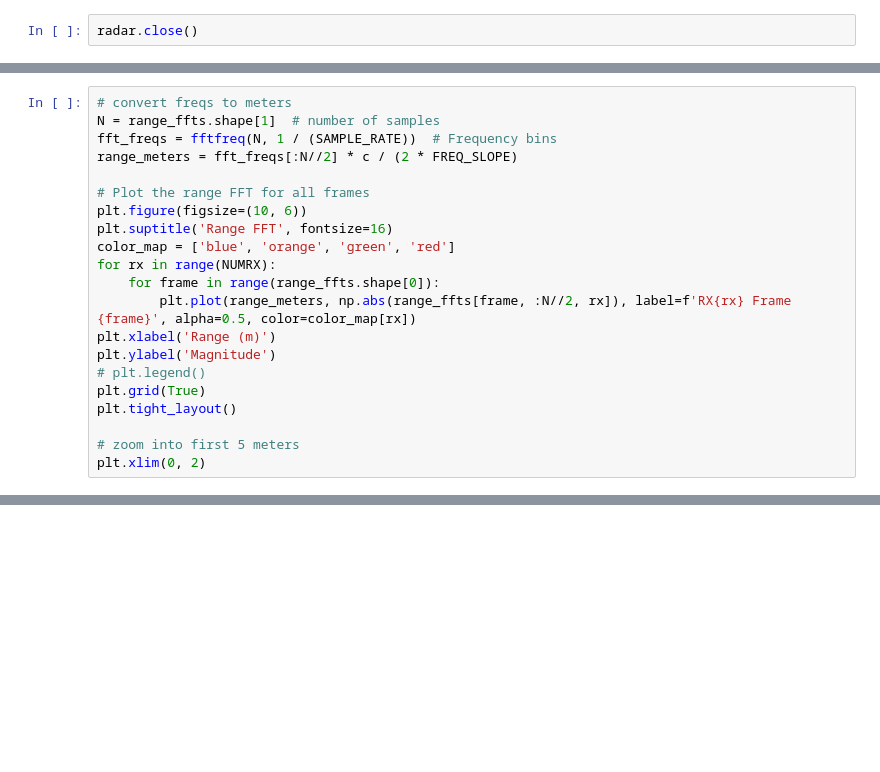
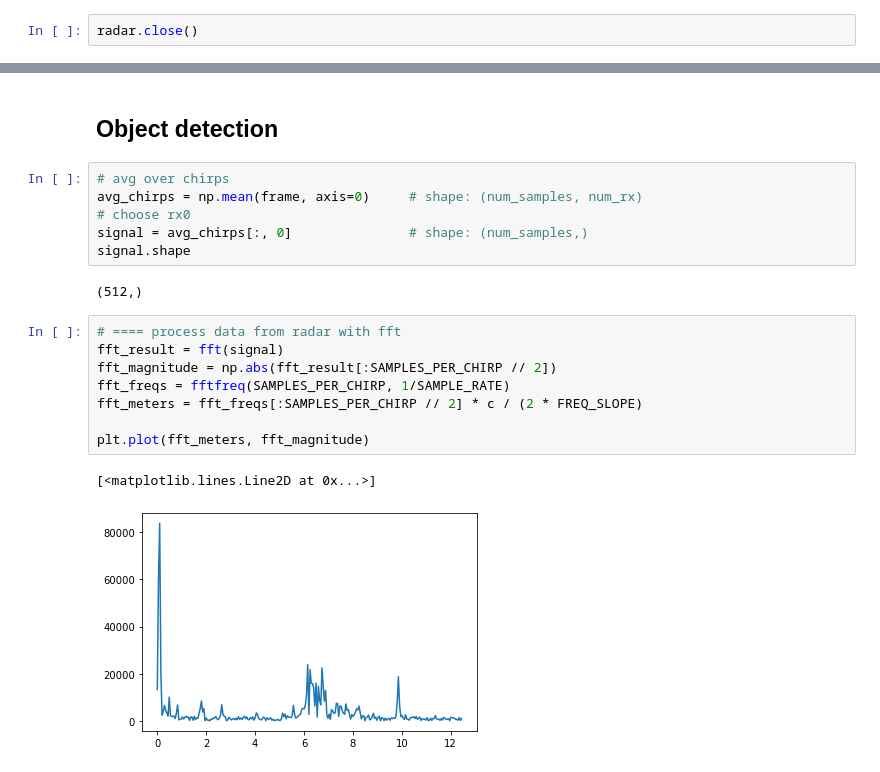
Before and after one commit to arlaptiev/sk_mmwave, a Jupyter notebook: sandbox.ipynb, the cells around one changed output, grey strips where cells are left out. Drawn from its saved outputs; the diff is of its cells as text; blank space fills up the shorter version.

```diff
--- a/sandbox.ipynb
+++ b/sandbox.ipynb
@@ -383,21 +81,0 @@ plt.tight_layout()
-# %%
-# convert freqs to meters
-N = range_ffts.shape[1]  # number of samples
-fft_freqs = fftfreq(N, 1 / (SAMPLE_RATE))  # Frequency bins
-range_meters = fft_freqs[:N//2] * c / (2 * FREQ_SLOPE)
-
-# Plot the range FFT for all frames
-plt.figure(figsize=(10, 6))
-plt.suptitle('Range FFT', fontsize=16)
-color_map = ['blue', 'orange', 'green', 'red']
-for rx in range(NUMRX):
-    for frame in range(range_ffts.shape[0]):
-        plt.plot(range_meters, np.abs(range_ffts[frame, :N//2, rx]), label=f'RX{rx} Frame {frame}', alpha=0.5, color=color_map[rx])
-plt.xlabel('Range (m)')
-plt.ylabel('Magnitude')
-# plt.legend()
-plt.grid(True)
-plt.tight_layout()
-
-# zoom into first 5 meters
-plt.xlim(0, 2)
@@ -461,0 +82,21 @@ ADC Data shape: (200, 128, 256, 4)
+# %% [markdown]
+## Object detection
+# %%
+# avg over chirps
+avg_chirps = np.mean(frame, axis=0)     # shape: (num_samples, num_rx)
+# choose rx0
+signal = avg_chirps[:, 0]               # shape: (num_samples,)
+signal.shape
+# %% [output]
+(512,)
+# %%
+# ==== process data from radar with fft
+fft_result = fft(signal)
+fft_magnitude = np.abs(fft_result[:SAMPLES_PER_CHIRP // 2])
+fft_freqs = fftfreq(SAMPLES_PER_CHIRP, 1/SAMPLE_RATE)
+fft_meters = fft_freqs[:SAMPLES_PER_CHIRP // 2] * c / (2 * FREQ_SLOPE)
+
+plt.plot(fft_meters, fft_magnitude)
+# %% [output]
+[<matplotlib.lines.Line2D at 0x...>]
+[figure, added]
```
Also changed, not shown: parts of 31 cells of this notebook, 1 other file.
